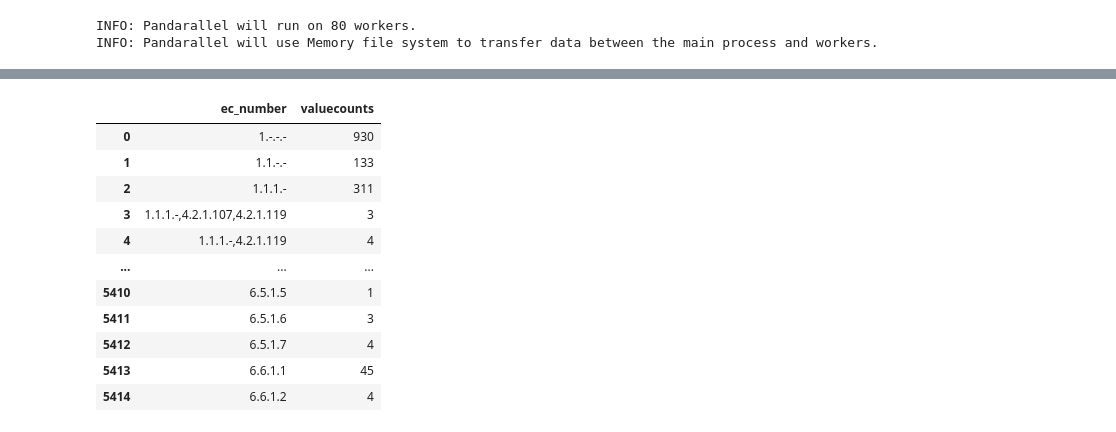
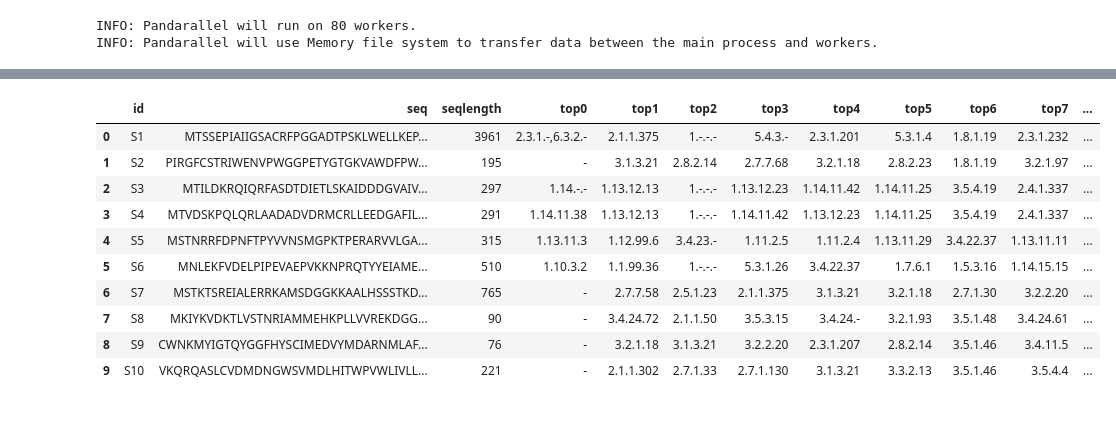
Before and after one commit to kingstdio/ECRECer, a Jupyter notebook: temtest.ipynb, the cells around one changed output, grey strips where cells are left out. Drawn from its saved outputs; the diff is of its cells as text; code cells hidden in the pictures.

```diff
--- a/temtest.ipynb
+++ b/temtest.ipynb
@@ -101,2 +155,5 @@ train
 # %%
-train[train.ec.isin(list(test.ec))]
+input_fasta='./data/sample_sequences_0118.fasta'
+output_tsv='results/sample_sequences_0118.tsv'
+mode='r'
+topnum=15
@@ -125,15 +306,80 @@ train[train.ec.isin(list(test.ec))]
 # %%
-t3train
+#region Integrate output
+def integrate_out_put(existing_table, blast_table, isEnzyme_pred_table, how_many_table, ec_table, mode='p', topnum=1):
+    """[Integrate output]
+
+    Args:
+        existing_table ([DataFrame]): [db search results table]
+        blast_table ([DataFrame]): [sequence alignment results table]
+        isEnzyme_pred_table (DataFrame): [isEnzyme prediction results table]
+        how_many_table ([DataFrame]): [function counts prediction results table]
+        ec_table ([DataFrame]): [ec prediction table]
+
+    Returns:
+        [DataFrame]: [final results]
+    """
+    existing_table['res_type'] = 'db_match'
+    blast_table['res_type']='blast_match'
+    results_df = ec_table.merge(blast_table, on='id', how='left')
+
+    function_df = how_many_table.copy()
+    function_df = function_df.merge(isEnzyme_pred_table, on='id', how='left')
+    function_df = function_df.merge(blast_table[['id', 'ec_number']], on='id', how='left')
+    function_df['pred_function_counts']=function_df.parallel_apply(lambda x :integrate_enzyme_functioncounts(x.ec_number, x.isEnzyme_pred, x.pred_s, x.pred_m), axis=1)
+    results_df = results_df.merge(function_df[['id','pred_function_counts']],on='id',how='left')
+
+    results_df.loc[results_df[results_df.res_type.isnull()].index,'res_type']='dmlf_pred'
+    results_df['pred_ec']=results_df.parallel_apply(lambda x: gather_ec_by_fc(x.iloc[3:23],x.ec_number, x.pred_function_counts), axis=1)
+    results_df = results_df.iloc[:,np.r_[0,23,1,2,32,27:31]].rename(columns={'seq_x':'seq','seqlength_x':'seqlength'})
+
+
+
+    if mode=='p':
+        existing_table['pred_ec']=''
+        result_set = pd.concat([existing_table, results_df], axis=0)
+        result_set = result_set.drop_duplicates(subset=['id'], keep='first').sort_values(by='res_type')
+        result_set['ec_number'] = result_set.apply(lambda x: x.pred_ec if str(x.ec_number)=='nan' else x.ec_number, axis=1)
+        result_set.reset_index(drop=True, inplace=True)
+        result_set = result_set.iloc[:,0:9]
+
+        result_set['seqlength'] = result_set.seq.apply(lambda x: len(x))
+        result_set['ec_number'] = result_set.ec_number.apply(lambda x: 'Non-Enzyme' if len(x)==1 else x)
+        result_set = result_set.rename(columns={'ec_number':'ecrecer_pred_ec_number'})
+
+        result_set = result_set[['id','ecrecer_pred_ec_number','seq','seqlength']]
+
+    if mode =='r':
+        result_set= results_df.merge(ec_table, on=['id'], how='left')
+        result_set=result_set.iloc[:,np.r_[0:3,30,5:9, 4,10:30]]
+        result_set = result_set.rename(columns=dict({'seq_x': 'seq','pred_ec': 'top0','top0_y': 'top1' },  **{'top'+str(i) : 'top'+str(i+1) for i in range(0, 20)}))
+#         result_set = result_set.iloc[:,0:(8+topnum)]
+#         result_set.loc[result_set[result_set.id.isin(existing_table.id)].index.values,'res_type']= 'db_match'
+
+        result_set = result_set.iloc[:,np.r_[0, 2:4,8:(8+topnum)]]
+
+    return result_set
+
+#endregion
+
+output_df = integrate_out_put(existing_table=exist_data,
+                              blast_table=blast_res,
+                              isEnzyme_pred_table = pred_isEnzyme,
+                              how_many_table = pred_howmany,
+                              ec_table = pred_ec,
+                              mode=mode,
+                              topnum=topnum
+                            )
+
+output_df
 # %% [output]
-|  | ec_number | valuecounts |
-| 0 | 1.-.-.- | 930 |
-| 1 | 1.1.-.- | 133 |
-| 2 | 1.1.1.- | 311 |
-| 3 | 1.1.1.-,4.2.1.107,4.2.1.119 | 3 |
-| 4 | 1.1.1.-,4.2.1.119 | 4 |
-| ... | ... | ... |
-| 5410 | 6.5.1.5 | 1 |
-| 5411 | 6.5.1.6 | 3 |
-| 5412 | 6.5.1.7 | 4 |
-| 5413 | 6.6.1.1 | 45 |
-| 5414 | 6.6.1.2 | 4 |
+|  | id | seq | seqlength | top0 | top1 | top2 | top3 | top4 | top5 | top6 | top7 | ... |
+| 0 | S1 | MTSSEPIAIIGSACRFPGGADTPSKLWELLKEP... | 3961 | 2.3.1.-,6.3.2.- | 2.1.1.375 | 1.-.-.- | 5.4.3.- | 2.3.1.201 | 5.3.1.4 | 1.8.1.19 | 2.3.1.232 | ... |
+| 1 | S2 | PIRGFCSTRIWENVPWGGPETYGTGKVAWDFPW... | 195 | - | 3.1.3.21 | 2.8.2.14 | 2.7.7.68 | 3.2.1.18 | 2.8.2.23 | 1.8.1.19 | 3.2.1.97 | ... |
+| 2 | S3 | MTILDKRQIQRFASDTDIETLSKAIDDDGVAIV... | 297 | 1.14.-.- | 1.13.12.13 | 1.-.-.- | 1.13.12.23 | 1.14.11.42 | 1.14.11.25 | 3.5.4.19 | 2.4.1.337 | ... |
+| 3 | S4 | MTVDSKPQLQRLAADADVDRMCRLLEEDGAFIL... | 291 | 1.14.11.38 | 1.13.12.13 | 1.-.-.- | 1.14.11.42 | 1.13.12.23 | 1.14.11.25 | 3.5.4.19 | 2.4.1.337 | ... |
+| 4 | S5 | MSTNRRFDPNFTPYVVNSMGPKTPERARVVLGA... | 315 | 1.13.11.3 | 1.12.99.6 | 3.4.23.- | 1.11.2.5 | 1.11.2.4 | 1.13.11.29 | 3.4.22.37 | 1.13.11.11 | ... |
+| 5 | S6 | MNLEKFVDELPIPEVAEPVKKNPRQTYYEIAME... | 510 | 1.10.3.2 | 1.1.99.36 | 1.-.-.- | 5.3.1.26 | 3.4.22.37 | 1.7.6.1 | 1.5.3.16 | 1.14.15.15 | ... |
+| 6 | S7 | MSTKTSREIALERRKAMSDGGKKAALHSSSTKD... | 765 | - | 2.7.7.58 | 2.5.1.23 | 2.1.1.375 | 3.1.3.21 | 3.2.1.18 | 2.7.1.30 | 3.2.2.20 | ... |
+| 7 | S8 | MKIYKVDKTLVSTNRIAMMEHKPLLVVREKDGG... | 90 | - | 3.4.24.72 | 2.1.1.50 | 3.5.3.15 | 3.4.24.- | 3.2.1.93 | 3.5.1.48 | 3.4.24.61 | ... |
+| 8 | S9 | CWNKMYIGTQYGGFHYSCIMEDVYMDARNMLAF... | 76 | - | 3.2.1.18 | 3.1.3.21 | 3.2.2.20 | 2.3.1.207 | 2.8.2.14 | 3.5.1.46 | 3.4.11.5 | ... |
+| 9 | S10 | VKQRQASLCVDMDNGWSVMDLHITWPVWLIVLL... | 221 | - | 2.1.1.302 | 2.7.1.33 | 2.7.1.130 | 3.1.3.21 | 3.3.2.13 | 3.5.1.46 | 3.5.4.4 | ... |
```
Also changed, not shown: parts of 46 cells of this notebook, 16 other files.
